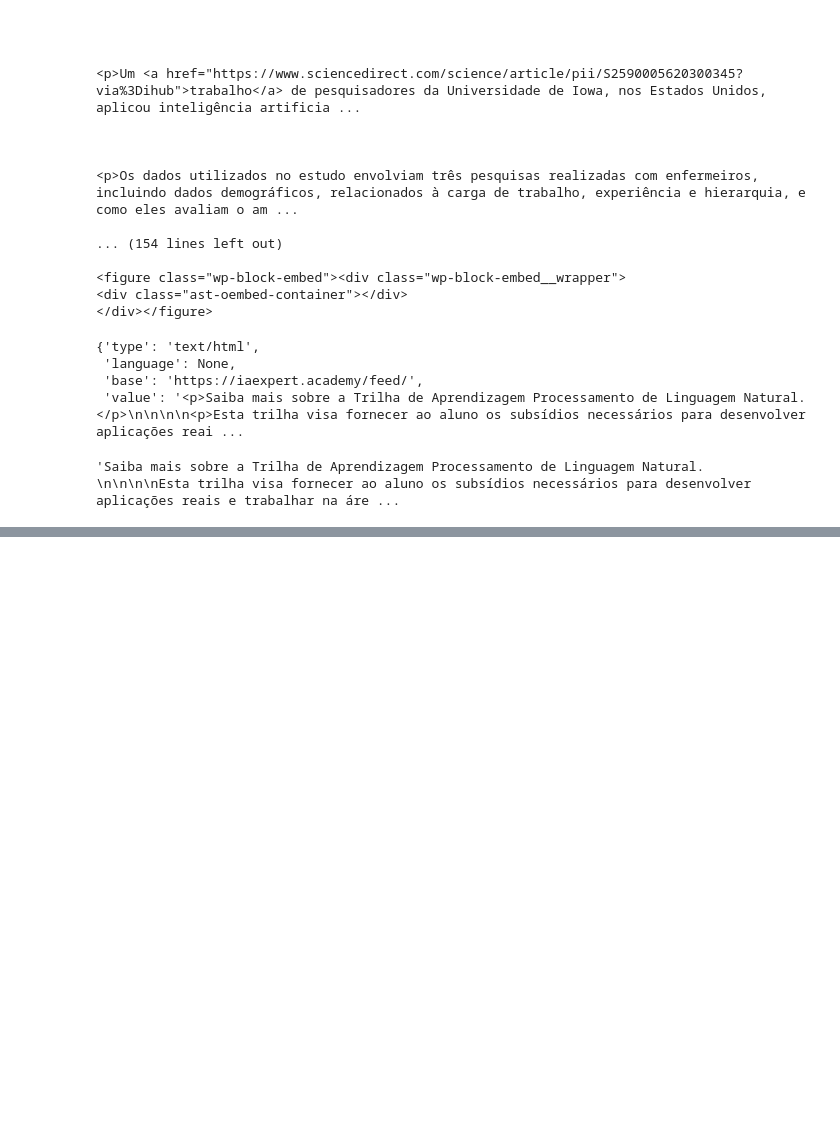
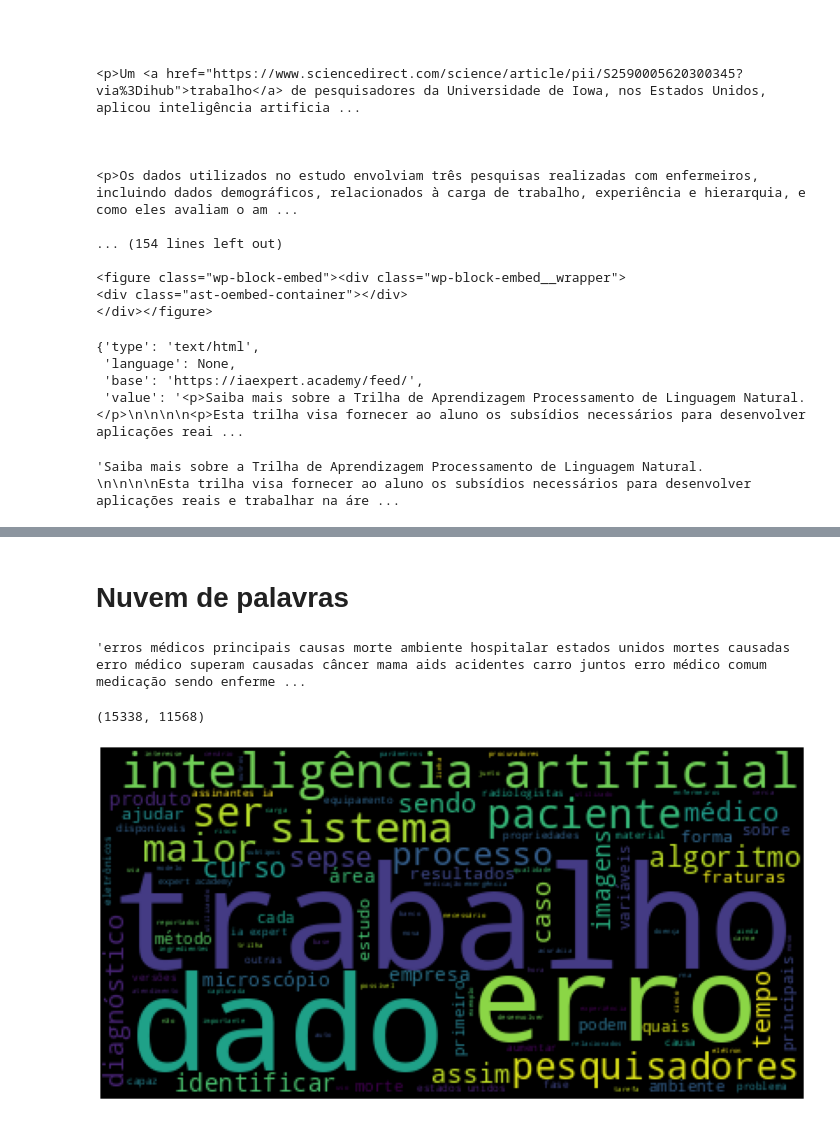
Before and after one commit to MieleSantos/sumarizacao_texto, a Jupyter notebook: algoritimo_luhn/sumarizacao_luh.ipynb, the cells around one changed output, grey strips where cells are left out. Drawn from its saved outputs; the diff is of its cells as text; code cells hidden in the pictures; blank space fills up the shorter version.

Commit message:
criando nuvem de palavras

```diff
--- a/algoritimo_luhn/sumarizacao_luh.ipynb
+++ b/algoritimo_luhn/sumarizacao_luh.ipynb
@@ -287,3 +287,19 @@ artigos_blog
   'conteudo': 'O mercado vegetariano e vegano anda em pleno crescimento. Uma das tendências neste nicho são produtos que simulam suas versões de carne, mantendo a consistência e o sabor de hambúrguere ...
  {'titulo': 'Processamento de Linguagem Natural – Trilha de Aprendizagem',
   'conteudo': 'Saiba mais sobre a Trilha de Aprendizagem Processamento de Linguagem Natural.  \n\n\n\nEsta trilha visa fornecer ao aluno os subsídios necessários para desenvolver aplicações reais e tr ...
+# %% [markdown]
+# Nuvem de palavras
+# %%
+conteudo_feed = ""
+for artigo in artigos_blog:
+    conteudo_feed += artigo["conteudo"]
+# %%
+# formatando o texto
+conteudo_feed_formatado = preprocessamento(conteudo_feed)
+conteudo_feed_formatado
+# %% [output]
+'erros médicos principais causas morte ambiente hospitalar estados unidos mortes causadas erro médico superam causadas câncer mama aids acidentes carro juntos erro médico comum medicação sendo enferme ...
+# %%
+len(conteudo_feed), len(conteudo_feed_formatado)
+# %% [output]
+(15338, 11568)
@@ -289,0 +309,9 @@ artigos_blog
+# %%
+# defininado tamanho da imagem
+plt.figure(figsize=(20, 20))
+
+plt.axis("off")
+# gerando nuvem de palavras
+plt.imshow(WordCloud().generate(conteudo_feed_formatado));
+# %% [output]
+[figure, added]
```
Also changed, not shown: parts of 1 cell of this notebook.
